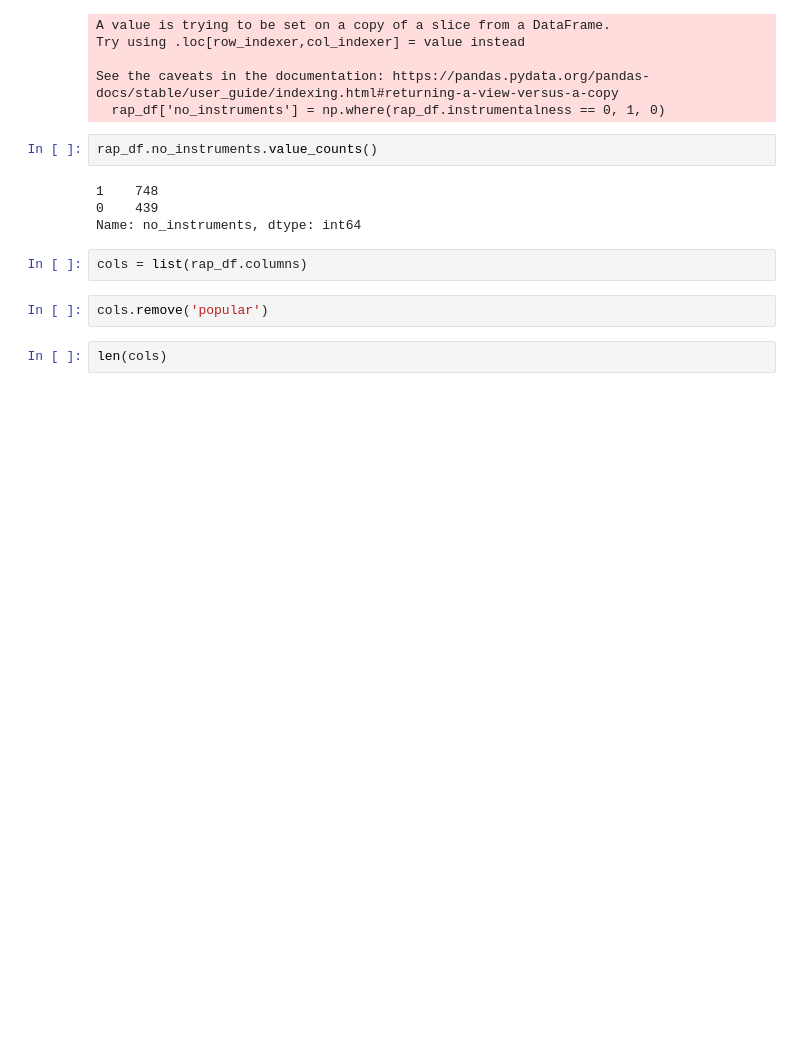
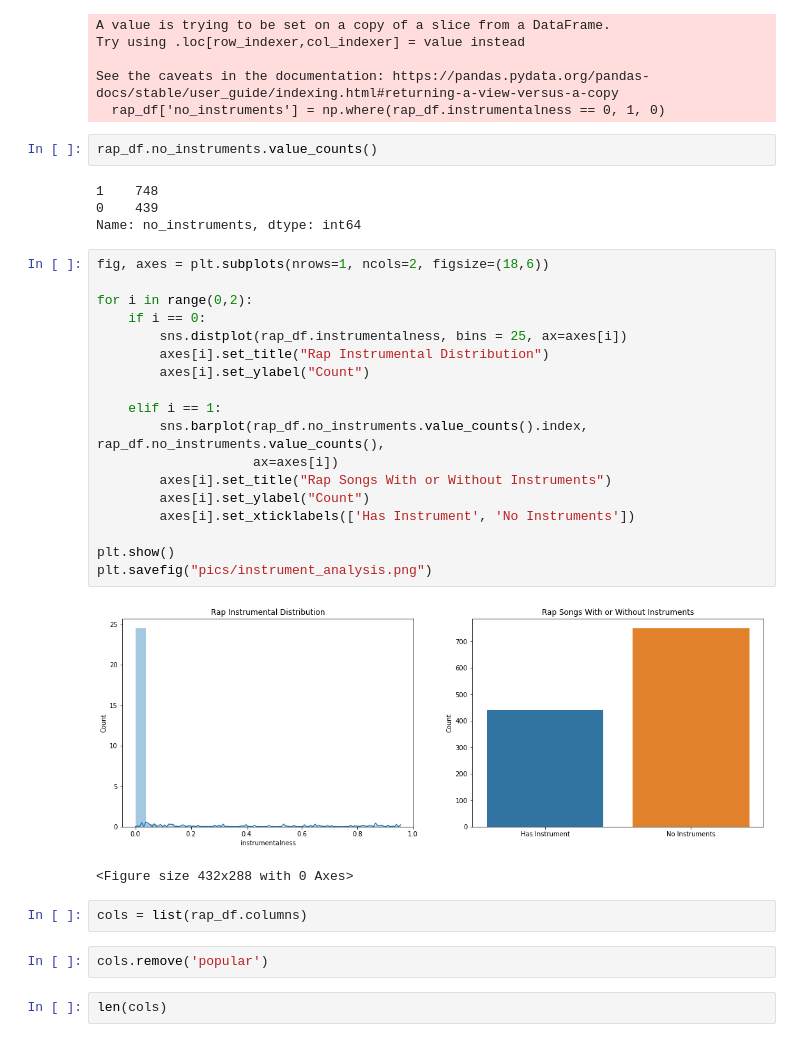
Before and after one commit to bmccabe96/Spotify_Popularity_Classification, a Jupyter notebook: Spotify_EDA.ipynb, the cells around one changed output. Cells and saved outputs as stored; diff of their text form; blank space fills up the shorter version.

```diff
--- a/Spotify_EDA.ipynb
+++ b/Spotify_EDA.ipynb
@@ -251,6 +251,27 @@ rap_df.no_instruments.value_counts()
 1    748
 0    439
 Name: no_instruments, dtype: int64
+# %%
+fig, axes = plt.subplots(nrows=1, ncols=2, figsize=(18,6))
+
+for i in range(0,2):
+    if i == 0:
+        sns.distplot(rap_df.instrumentalness, bins = 25, ax=axes[i])
+        axes[i].set_title("Rap Instrumental Distribution")
+        axes[i].set_ylabel("Count")
+
+    elif i == 1:
+        sns.barplot(rap_df.no_instruments.value_counts().index, rap_df.no_instruments.value_counts(),
+                    ax=axes[i])
+        axes[i].set_title("Rap Songs With or Without Instruments")
+        axes[i].set_ylabel("Count")
+        axes[i].set_xticklabels(['Has Instrument', 'No Instruments'])
+
+plt.show()
+plt.savefig("pics/instrument_analysis.png")
+# %% [output]
+[figure, added]
+<Figure size 432x288 with 0 Axes>
 # %%
 cols = list(rap_df.columns)
 # %%
```
Also changed, not shown: 1 other file.
